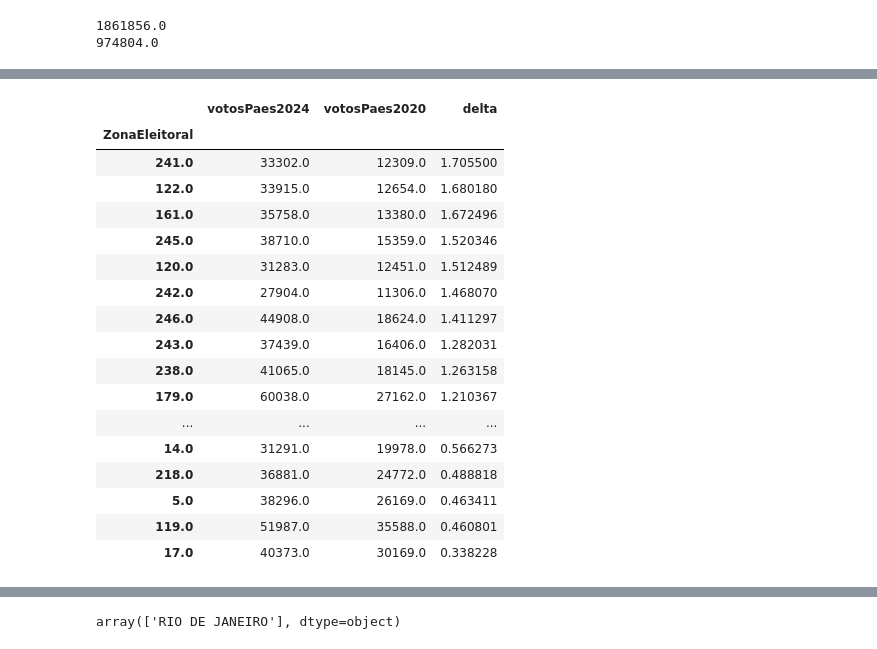
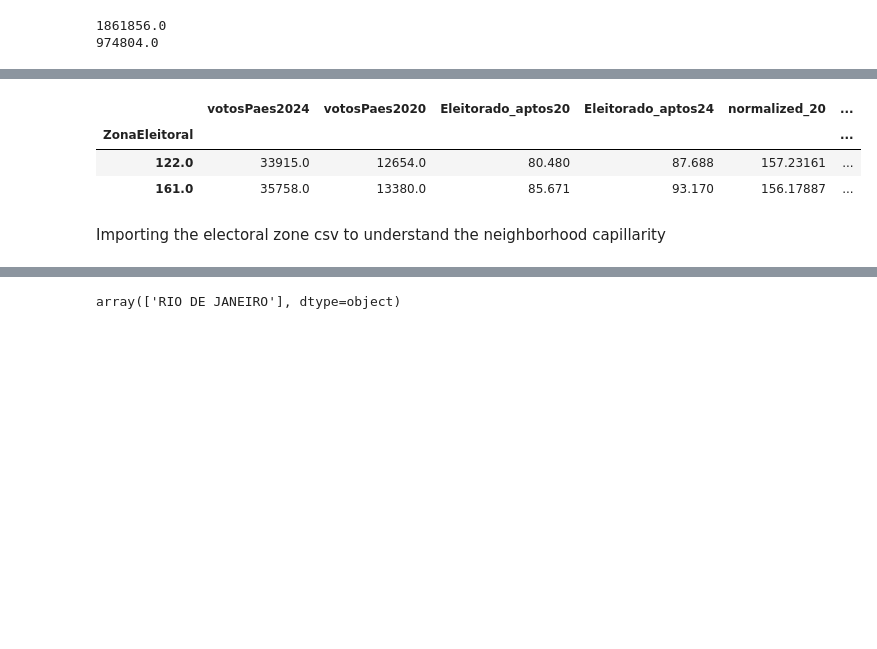
Before and after one commit to thecirocks/eleicao, a Jupyter notebook: eleicao.ipynb, the cells around one changed output, grey strips where cells are left out. Drawn from its saved outputs; the diff is of its cells as text; code cells hidden in the pictures; blank space fills up the shorter version.

```diff
--- a/eleicao.ipynb
+++ b/eleicao.ipynb
@@ -285,0 +362,9 @@ df24_20.head(5)
+# %%
+df24_20 = df24_20.merge(
+    df_apt[['Eleitorado_aptos20', 'Eleitorado_aptos24', 'Zona']],
+    left_on='ZonaEleitoral', right_on='Zona',
+    how='left'
+).drop(columns=['Zona'])
+
+
+df24_20.head(5)
@@ -286,4 +378,5 @@ df24_20.head(5)
 # %%
-df24_20['delta'] = df24_20['votosPaes2024'] / df24_20['votosPaes2020'] -1
-df24_20.head(6)
+df24_20['normalized_20'] = df24_20['votosPaes2020'] / df24_20['Eleitorado_aptos20']
+df24_20['normalized_24'] = df24_20['votosPaes2024'] / df24_20['Eleitorado_aptos24']
+df24_20.head(5)
 # %% [output]
@@ -296,0 +389,3 @@ df24_20.head(6)
+# %%
+df24_20['delta_normalized'] = np.divide((df24_20['normalized_24'] - df24_20['normalized_20']), df24_20['normalized_20']) * 100
+df24_20.head(5)
@@ -303,6 +409,5 @@ print(df24_20['votosPaes2020'].sum())
 # %%
-#final_df = df.sort_values(by=['2'], ascending=False)
-df24_20 = df24_20.sort_values(by=['delta'], ascending=False)
+df24_20 = df24_20.sort_values(by=['delta_normalized'], ascending=False)
 df24_20 = df24_20.dropna()
-df24_20
+df24_20.head(2)
 # %% [output]
@@ -326,24 +417,12 @@ df24_20
 # %%
 df24_20.set_index('ZonaEleitoral', inplace=True)
-df24_20
+df24_20.head(2)
 # %% [output]
-|  | votosPaes2024 | votosPaes2020 | delta |
-| ZonaEleitoral |  |  |  |
-| 241.0 | 33302.0 | 12309.0 | 1.705500 |
-| 122.0 | 33915.0 | 12654.0 | 1.680180 |
-| 161.0 | 35758.0 | 13380.0 | 1.672496 |
-| 245.0 | 38710.0 | 15359.0 | 1.520346 |
-| 120.0 | 31283.0 | 12451.0 | 1.512489 |
-| 242.0 | 27904.0 | 11306.0 | 1.468070 |
-| 246.0 | 44908.0 | 18624.0 | 1.411297 |
-| 243.0 | 37439.0 | 16406.0 | 1.282031 |
-| 238.0 | 41065.0 | 18145.0 | 1.263158 |
-| 179.0 | 60038.0 | 27162.0 | 1.210367 |
-| ... | ... | ... | ... |
-| 14.0 | 31291.0 | 19978.0 | 0.566273 |
-| 218.0 | 36881.0 | 24772.0 | 0.488818 |
-| 5.0 | 38296.0 | 26169.0 | 0.463411 |
-| 119.0 | 51987.0 | 35588.0 | 0.460801 |
-| 17.0 | 40373.0 | 30169.0 | 0.338228 |
+|  | votosPaes2024 | votosPaes2020 | Eleitorado_aptos20 | Eleitorado_aptos24 | normalized_20 | ... |
+| ZonaEleitoral |  |  |  |  |  | ... |
+| 122.0 | 33915.0 | 12654.0 | 80.480 | 87.688 | 157.23161 | ... |
+| 161.0 | 35758.0 | 13380.0 | 85.671 | 93.170 | 156.17887 | ... |
+# %% [markdown]
+Importing the electoral zone csv to understand the neighborhood capillarity
 # %%
 df_ze = pd.read_csv('data/csv-ze.csv', encoding='utf-8', delimiter=',')
```
Also changed, not shown: parts of 47 cells of this notebook, 1 other file.
